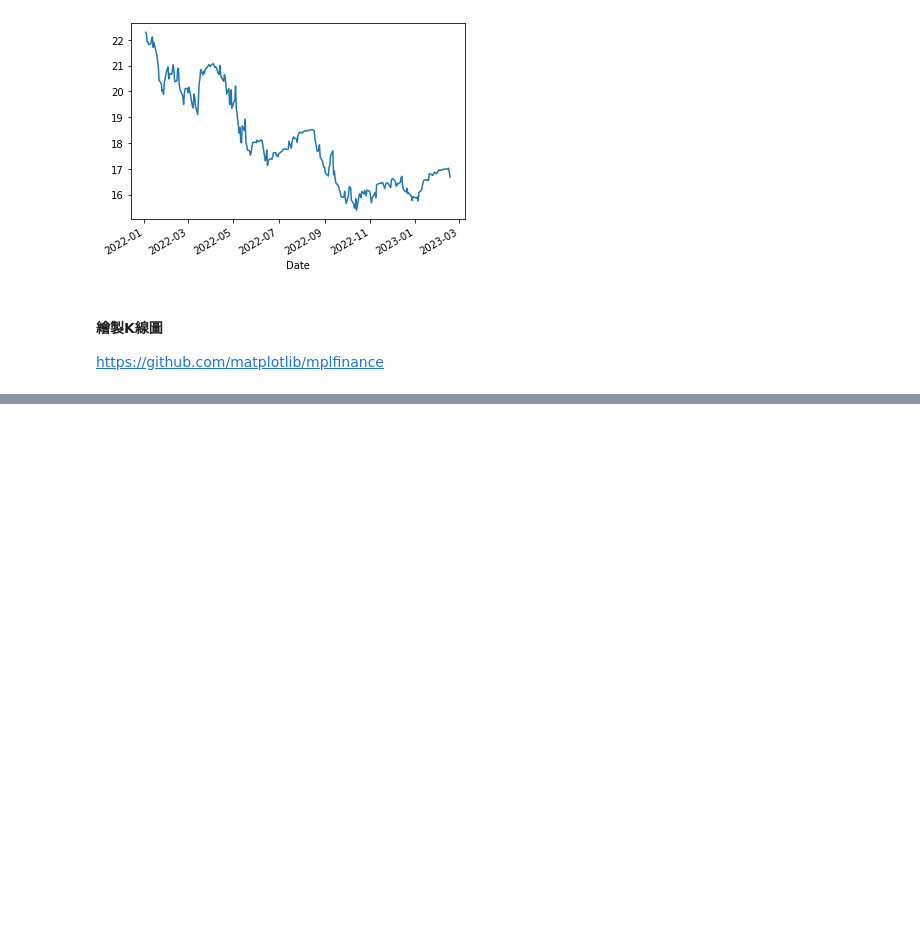
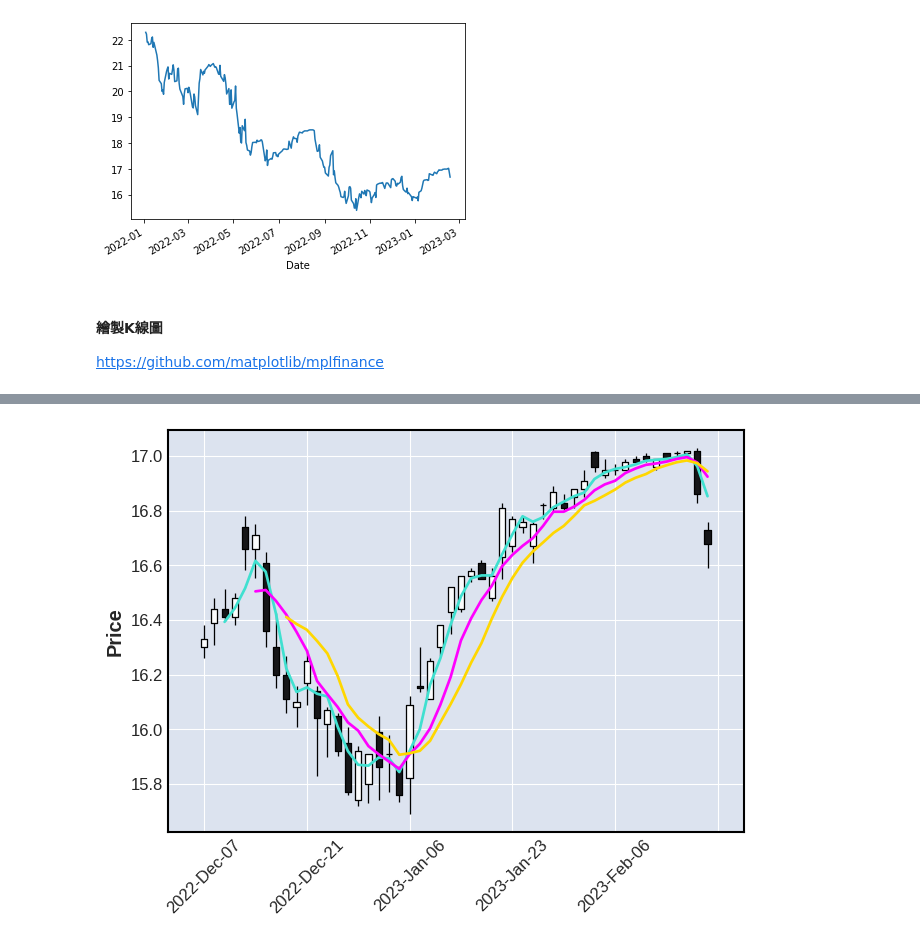
Before and after one commit to JYRUS19/20230205-Python, a Jupyter notebook: 20230219.ipynb, the cells around one changed output, grey strips where cells are left out. Saved outputs shown, nothing was run; the diff lists cells and outputs as text; code cells hidden in the pictures; blank space fills up the shorter version.

```diff
--- a/20230219.ipynb
+++ b/20230219.ipynb
@@ -889,0 +926,5 @@ https://github.com/matplotlib/mplfinance
+# %%
+# data太多,只畫出最後50筆資料
+mpf.plot(df.tail(50),type='candle',mav=(3,6,9))
+# %% [output]
+[figure, added]
```
Also changed, not shown: parts of 13 cells of this notebook.
